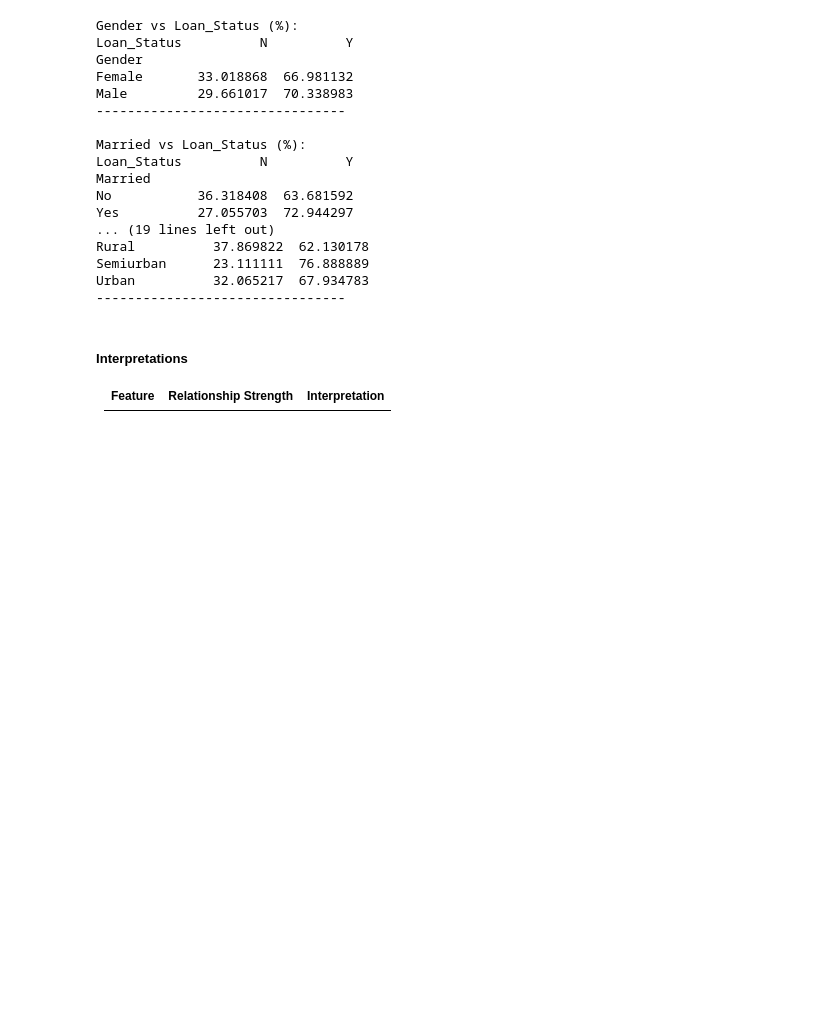
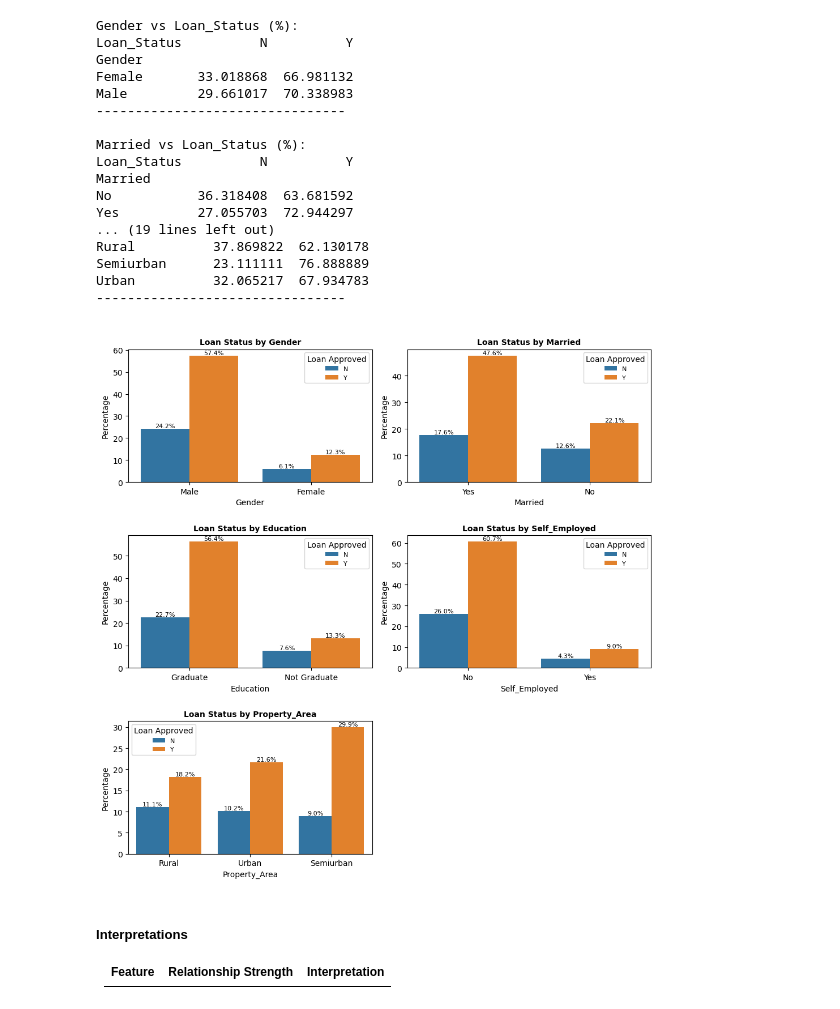
Before and after one commit to Olasquare043/EDA-on-Home-Loan-dataset, a Jupyter notebook: task_25.ipynb, the cells around one changed output. Cells and saved outputs as stored; diff of their text form; code cells hidden in the pictures; blank space fills up the shorter version.

```diff
--- a/task_25.ipynb
+++ b/task_25.ipynb
@@ -595,6 +595,41 @@ Rural          37.869822  62.130178
 Semiurban      23.111111  76.888889
 Urban          32.065217  67.934783
 --------------------------------
+# %%
+#  let plot bar chart to visualize it
+# plt.figure(figsize=(8,8))
+# for i, col in enumerate(categorical_cols,start=1):
+#     plt.subplot(3,2,i)
+#     sns.countplot(data=train_data, x=col, hue='Loan_Status')
+#     plt.title(f'\nLoan Status by {col}', fontsize=10, fontweight="bold")
+#     plt.ylabel('Count')
+#     plt.xlabel(col)
+#     plt.legend(fontsize=8,title=f"Approved")
+
+# plt.tight_layout()
+# plt.show()
+
+# #  let plot bar chart to visualize it (with percentage labelled)
+plt.figure(figsize=(10,10))
+
+for i, col in enumerate(categorical_cols, start=1):
+    plt.subplot(3,2,i)
+    ax = sns.countplot(data=train_data, x=col, hue='Loan_Status', stat='percent')
+
+    # Add percentage labels on bars
+    for container in ax.containers:
+        ax.bar_label(container, fmt='%.1f%%', label_type='edge', fontsize=8)
+
+    plt.title(f'\nLoan Status by {col}', fontsize=10, fontweight='bold')
+    plt.ylabel('Percentage')
+    plt.xlabel(col)
+    plt.legend(title='Loan Approved', fontsize=8)
+    plt.xticks(rotation=0)
+
+plt.tight_layout()
+plt.show()
+# %% [output]
+[figure, added]
 # %% [markdown]
 ##### **Interpretations**
 
```
